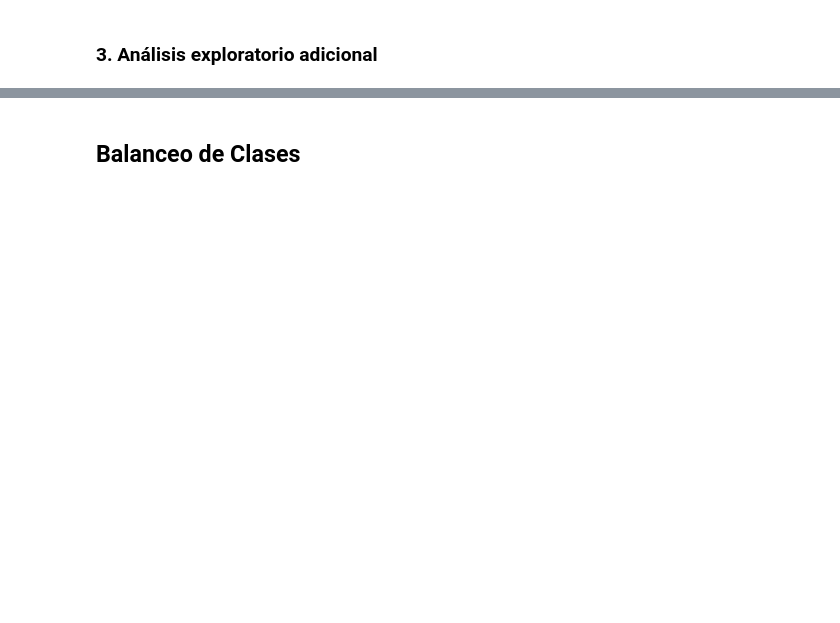
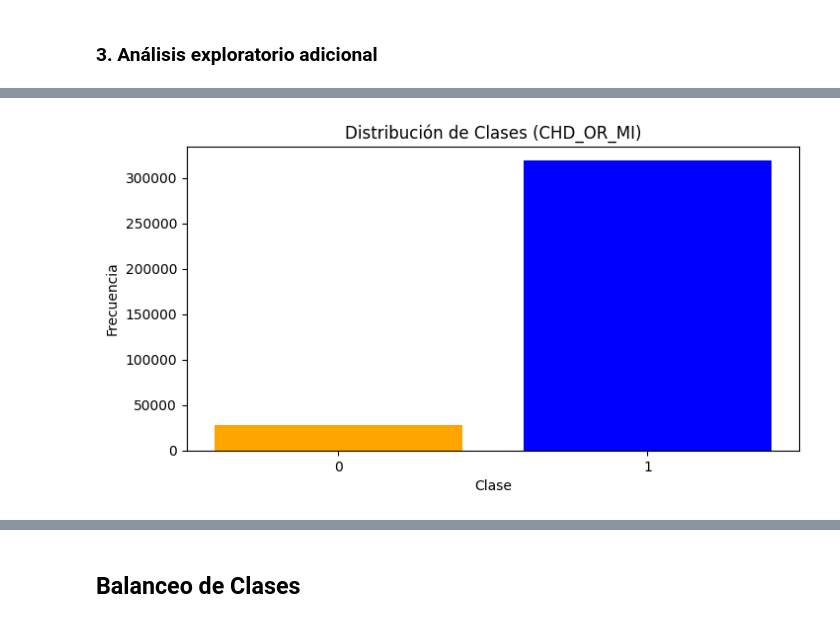
Before and after one commit to EdwinJaraOFC/CoronaryRiskModel, a Jupyter notebook: notebook/CoronaryRiskModel.ipynb, the cells around one changed output, grey strips where cells are left out. Saved outputs shown, nothing was run; the diff lists cells and outputs as text; code cells hidden in the pictures; blank space fills up the shorter version.

```diff
--- a/notebook/CoronaryRiskModel.ipynb
+++ b/notebook/CoronaryRiskModel.ipynb
@@ -257,35 +335,2 @@ Límite inferior: 1272.5, Límite superior: 4316.5
 # %% [markdown]
 ### **2. Tratamiento de Valores Faltantes**
-# %%
-# Eliminar variables irrelevantes o con muchos valores faltantes
-# Estas columnas tienen baja relevancia (baja correlación con CHD_OR_MI) y muchos valores faltantes
-columns_to_drop = ['FRUITS', 'TABACCO_PRODUCTS', 'MENTAL_HEALTH', 'E_CIGARETTES', 'VEGETABLES', 'FRIED_POTATOES', 'HEAVY_DRINKERS', 'ID']
-train_df = train_df.drop(columns=columns_to_drop)
-print("\nColumnas eliminadas debido a baja relevancia o muchos valores faltantes:", columns_to_drop)
-
-# Imputar valores faltantes en columnas numéricas con mediana
-# Variables numéricas que serán imputadas con la mediana
-columns_to_impute_median = ['AGE', 'BMI']
-
-for col in columns_to_impute_median:
-    train_df[col].fillna(train_df[col].median(), inplace=True)
-print("\nImputación realizada con la mediana en las siguientes columnas (numéricas):", columns_to_impute_median)
-
-# Imputar valores faltantes en columnas categóricas con moda
-# Variables categóricas que serán imputadas con la moda
-columns_to_impute_mode = [
-    'SEX', 'HEALTH', 'PHYSICAL_HEALTH', 'PHYSICAL_ACTIVITIES',
-    'BLOOD_PRESSURE', 'HIGH_CHOLESTEROL', 'SKIN_CANCER',
-    'CANCER', 'BRONCHITIS', 'DEPRESSIVE_DISORDER',
-    'KIDNEY_DISEASE', 'DIABETES', 'ARTHRITIS',
-    'DIFFICULTY_WALKING', 'SMOKE', 'ETHNICITY', 'HIV'
-]
-
-for col in columns_to_impute_mode:
-    train_df[col].fillna(train_df[col].mode()[0], inplace=True)
-print("\nImputación realizada con la moda en las siguientes columnas (categóricas):", columns_to_impute_mode)
-
-# Verificar valores faltantes finales
-# Asegurarse de que no queden valores faltantes en el dataset
-print("\nValores faltantes después de la limpieza completa:")
-print(train_df.isnull().sum().sort_values(ascending=False))
@@ -341,0 +426,13 @@ plt.show()
+# %%
+# Balance de clases en una sola línea
+class_balance = train_df_clean['CHD_OR_MI'].value_counts()
+
+plt.figure(figsize=(8, 4))
+plt.bar(class_balance.index, class_balance.values, color=['blue', 'orange'])
+plt.title("Distribución de Clases (CHD_OR_MI)")
+plt.xlabel("Clase")
+plt.ylabel("Frecuencia")
+plt.xticks(class_balance.index, labels=["1", "0"])
+plt.show()
+# %% [output]
+[figure, added]
```
Also changed, not shown: parts of 45 cells of this notebook.
